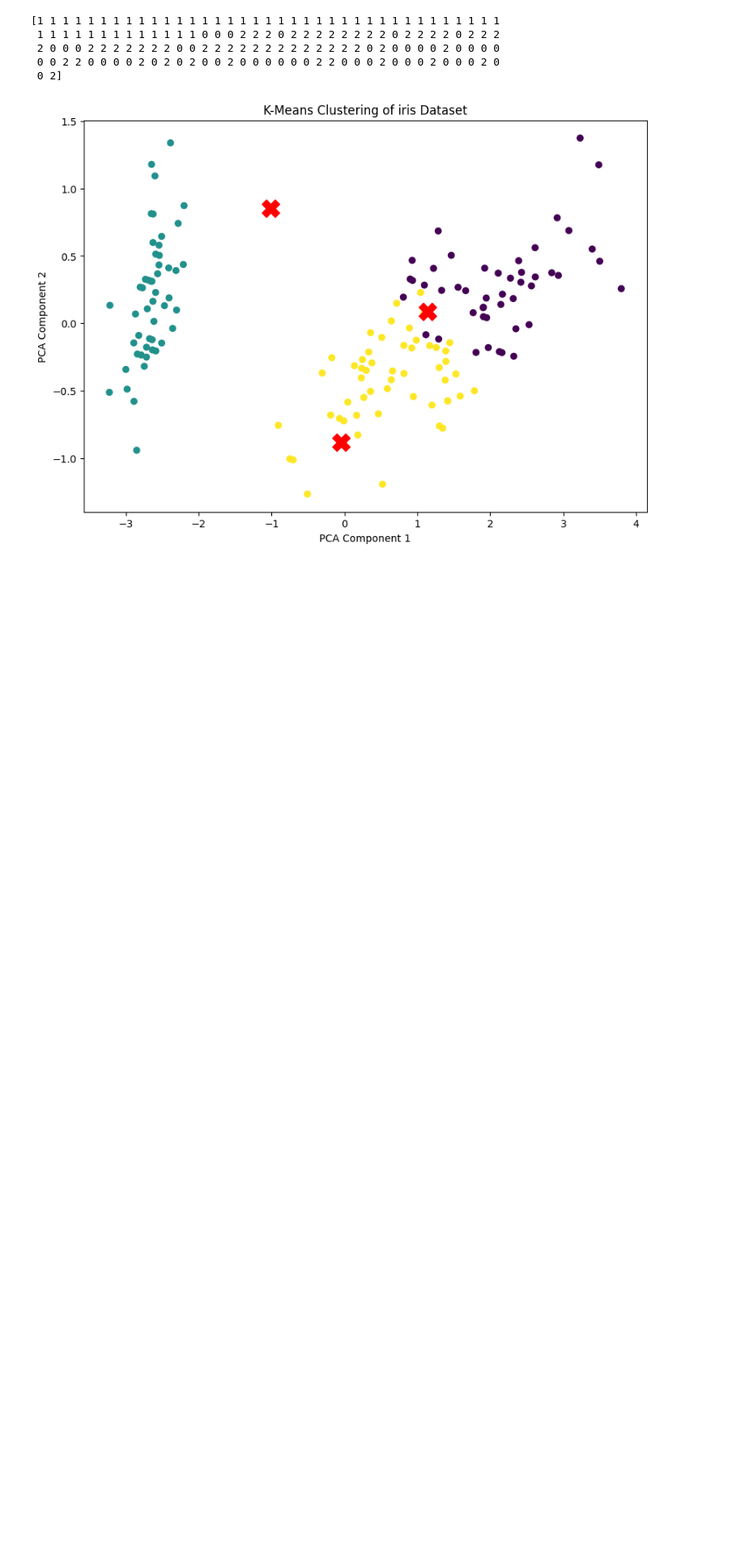
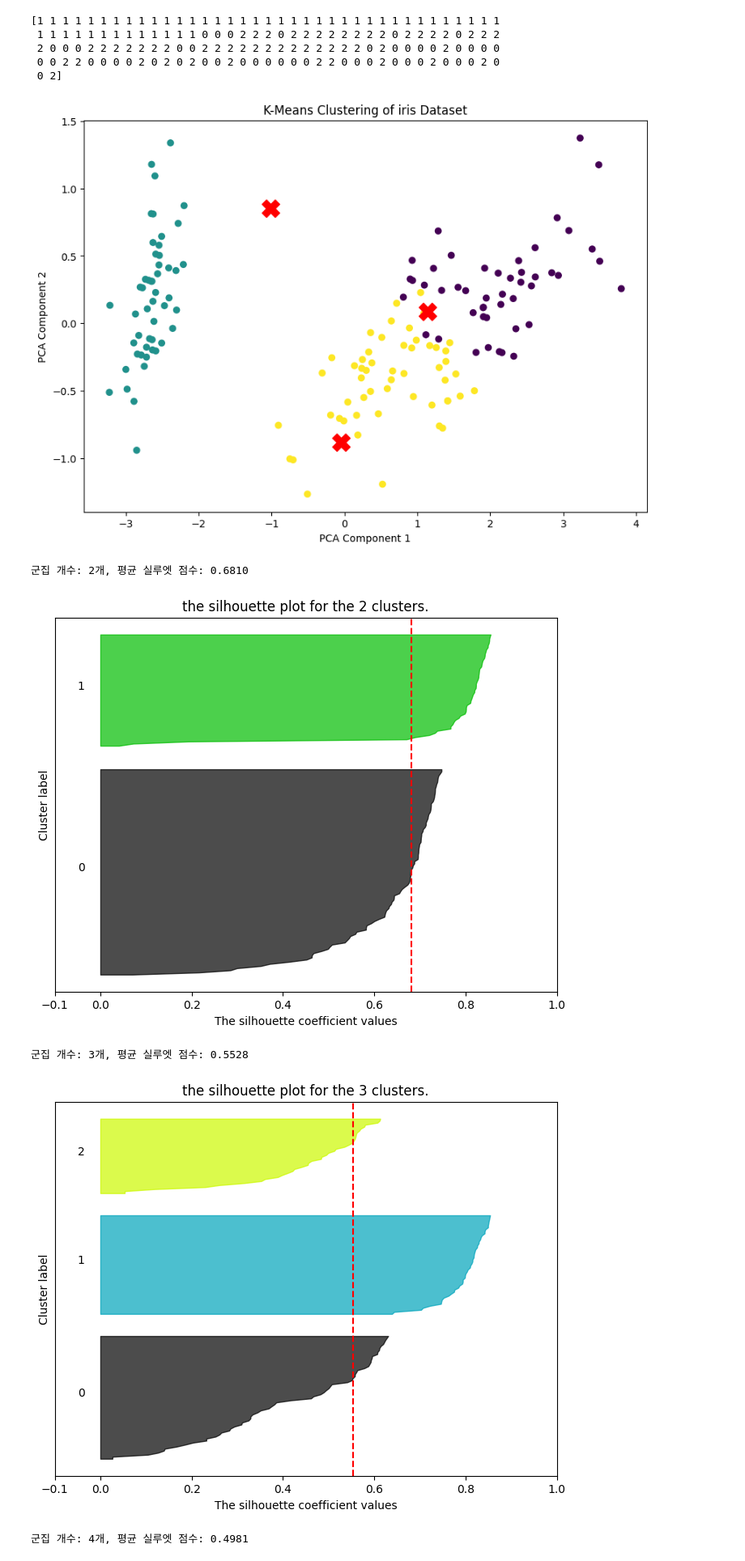
Before and after one commit to sminy85/kakaotech_ai_colab, a Jupyter notebook: unsupervised_learning.ipynb, the cells around one changed output. Shown at 81% size. Drawn from its saved outputs; the diff is of its cells as text; code cells hidden in the pictures; blank space fills up the shorter version.

Commit message:
unsupervised learning task w/ Silhouette Analysis

```diff
--- a/unsupervised_learning.ipynb
+++ b/unsupervised_learning.ipynb
@@ -94,3 +94,63 @@ plt.show()
  0 0 2 2 0 0 0 0 2 0 2 0 2 0 0 2 0 0 0 0 0 0 2 2 0 0 0 2 0 0 0 2 0 0 0 2 0
  0 2]
 [figure]
+# %%
+#최적의 군집 수 찾기
+from sklearn.metrics import silhouette_score, silhouette_samples
+import matplotlib.pyplot as plt
+import matplotlib.cm as cm
+import numpy as np
+
+k_list = [2, 3, 4, 5, 6]
+X = iris.data
+
+# 데이터 표준화
+scaler = StandardScaler()
+X_scaled = scaler.fit_transform(X)
+
+def plotSilhouette(k, y_preds):
+  fig, ax1 = plt.subplots(1,1)
+  fig.set_size_inches(8, 6)
+  y_lower = 10
+  silhouette_avg = silhouette_score(X, y_preds)
+  sample_silhouette_values = silhouette_samples(X, y_preds)
+  print('군집 개수: {0}개, 평균 실루엣 점수: {1:.4f}'.format(k, silhouette_avg))
+
+  for i in range(k) :
+    ith_cluster_silhouette_values = sample_silhouette_values[y_preds == i]
+
+    ith_cluster_silhouette_values.sort()
+
+    size_cluster_i = ith_cluster_silhouette_values.shape[0]
+    y_upper = y_lower + size_cluster_i
+
+    color = cm.nipy_spectral(float(i) / k)
+    ax1.fill_betweenx(np.arange(y_lower, y_upper), 0,
+                      ith_cluster_silhouette_values,
+                      facecolor=color,
+                      edgecolor=color,
+                      alpha=0.7
+                      )
+    ax1.text(-0.05, y_lower + 0.5 * size_cluster_i, str(i))
+
+    y_lower = y_upper + 10
+
+  ax1.set_title('the silhouette plot for the {0} clusters.'.format(k))
+  ax1.set_xlabel('The silhouette coefficient values')
+  ax1.set_ylabel('Cluster label')
+  ax1.axvline(x=silhouette_avg, color='red', linestyle='--')
+  ax1.set_yticks([])
+  ax1.set_xticks([-0.1, 0, 0.2, 0.4, 0.6, 0.8, 1])
+  plt.show()
+
+
+for k in k_list:
+  model = KMeans(n_clusters=k, random_state=42)
+  y_preds = model.fit_predict(X)
+  plotSilhouette(k, y_preds)
+# %% [output]
+군집 개수: 2개, 평균 실루엣 점수: 0.6810
+[figure, added]
+군집 개수: 3개, 평균 실루엣 점수: 0.5528
+[figure, added]
+군집 개수: 4개, 평균 실루엣 점수: 0.4981
```
Also changed, not shown: parts of 1 cell of this notebook.
